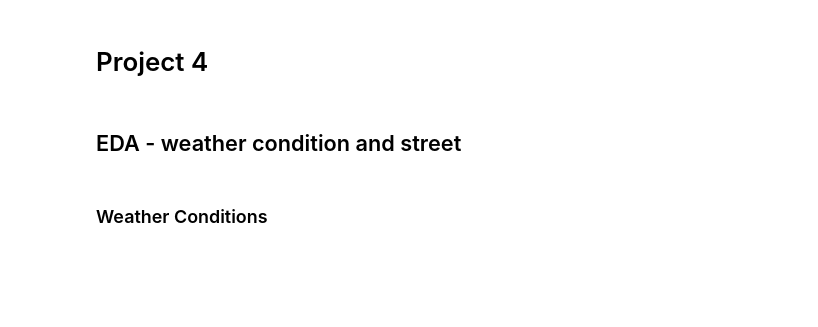
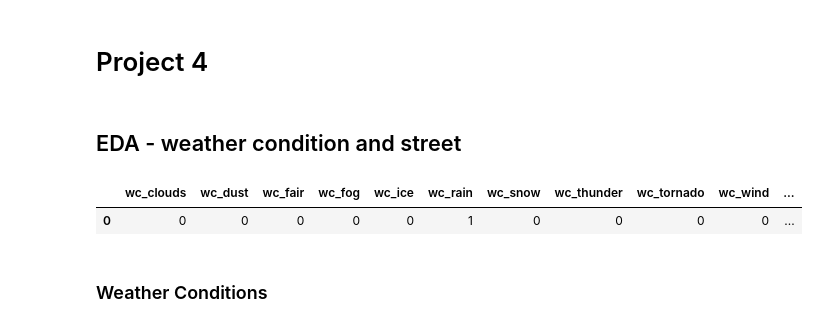
Before and after one commit to wabeg/traffic-severity-prediction, a Jupyter notebook: code/eda-wcst.ipynb, the cells around one changed output. Drawn from its saved outputs; the diff is of its cells as text; code cells hidden in the pictures; blank space fills up the shorter version.

```diff
--- a/code/eda-wcst.ipynb
+++ b/code/eda-wcst.ipynb
@@ -21,9 +21,13 @@ with open('styles.json') as f:
 # %%
 df = pd.read_csv('../data/data-eda-wcst-20220915.01.csv')
 wc_cols = [c for c in df.columns if c.startswith('wc_')]
 st_cols = [c for c in df.columns if c.startswith('st_')]
 wcs_cols = wc_cols + ['Severity']
 sts_cols = st_cols + ['Severity']
+df.head(1)
+# %% [output]
+|  | wc_clouds | wc_dust | wc_fair | wc_fog | wc_ice | wc_rain | wc_snow | wc_thunder | wc_tornado | wc_wind | ... |
+| 0 | 0 | 0 | 0 | 0 | 0 | 1 | 0 | 0 | 0 | 0 | ... |
 # %% [markdown]
 ### Weather Conditions
 # %%
```
Also changed, not shown: parts of 11 cells of this notebook, 1 other file.
